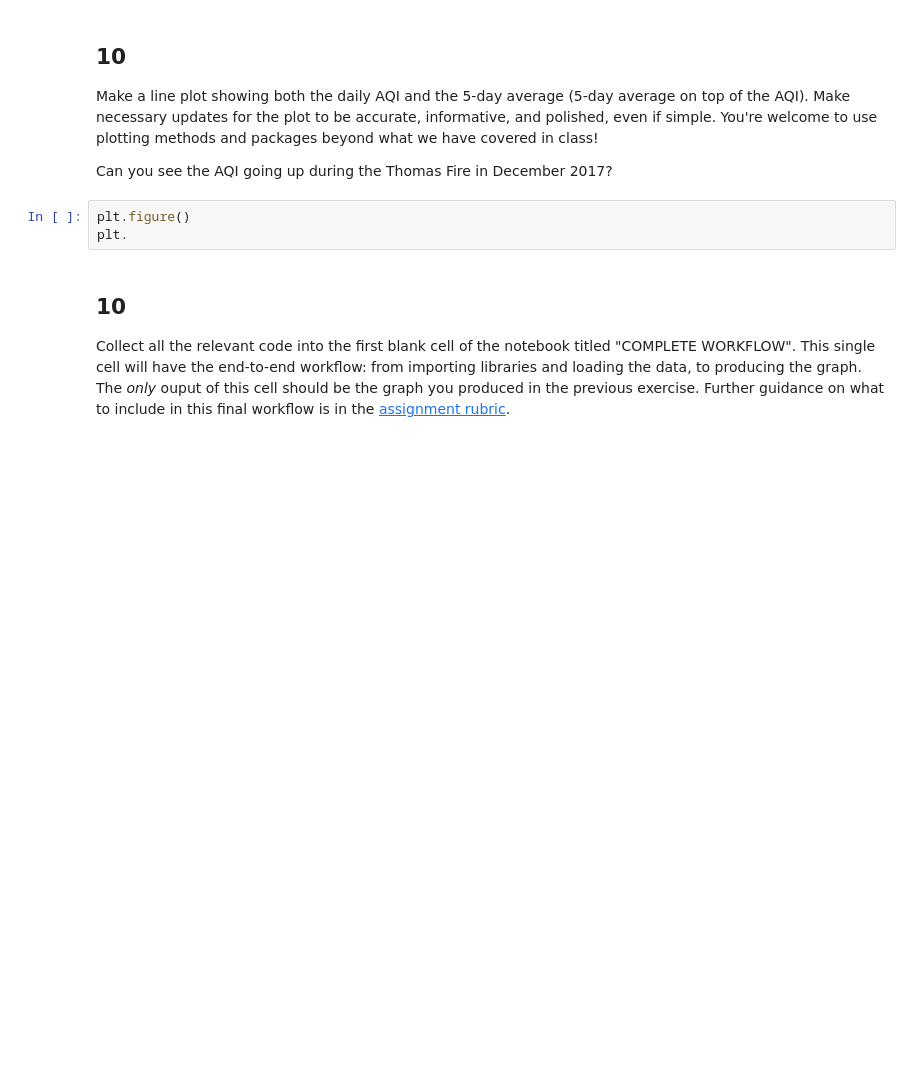
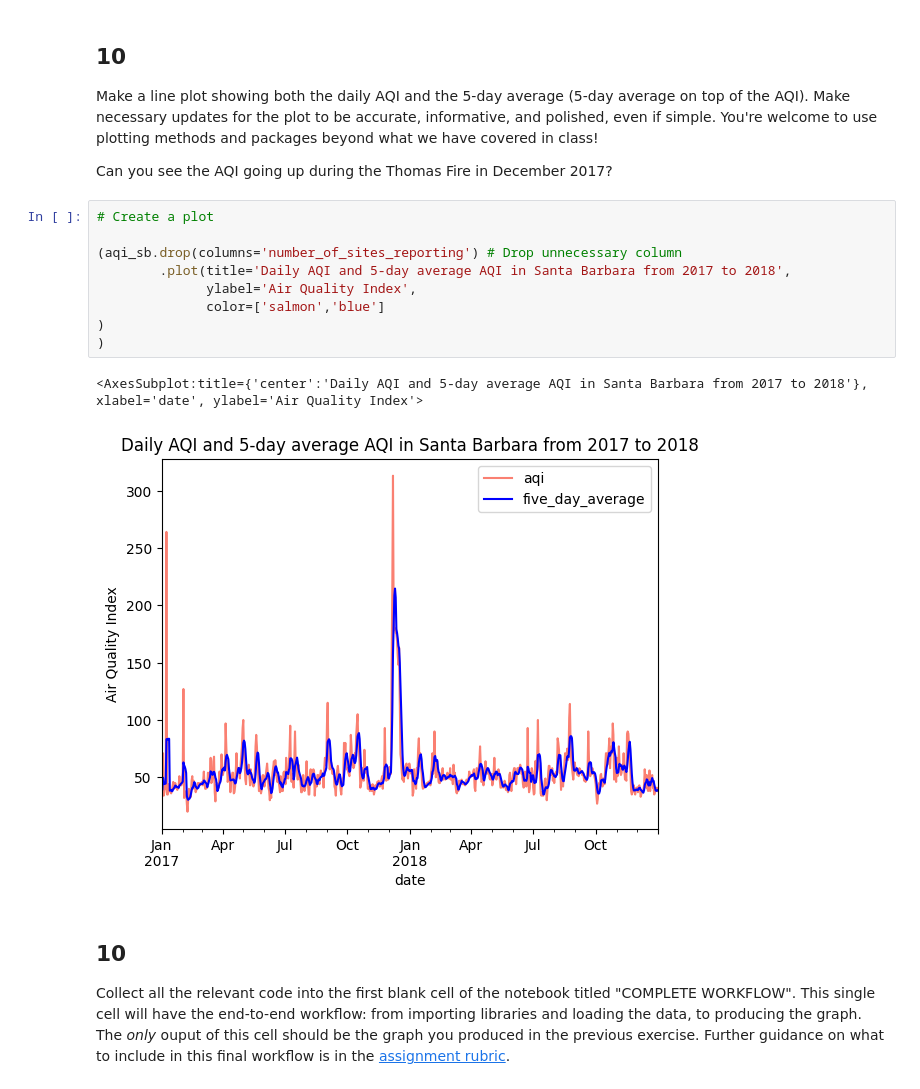
Before and after one commit to ZoeZhouJ/eds220-hwk2, a Jupyter notebook: hwk2-task3-aqi.ipynb, the cells around one changed output. Cells and saved outputs as stored; diff of their text form; blank space fills up the shorter version.

Commit message:
Add plot

```diff
--- a/hwk2-task3-aqi.ipynb
+++ b/hwk2-task3-aqi.ipynb
@@ -327,9 +327,18 @@ aqi_sb
 Make a line plot showing both the daily AQI and the 5-day average (5-day average on top of the AQI). Make necessary updates for the plot to be accurate, informative, and polished, even if simple. You're welcome to use plotting methods and packages beyond what we have covered in class!
 
 Can you see the AQI going up during the Thomas Fire in December 2017?
-# %%
-plt.figure()
-plt.
+# %%
+# Create a plot
+
+(aqi_sb.drop(columns='number_of_sites_reporting') # Drop unnecessary column
+        .plot(title='Daily AQI and 5-day average AQI in Santa Barbara from 2017 to 2018',
+              ylabel='Air Quality Index',
+              color=['salmon','blue']
+)
+)
+# %% [output]
+<AxesSubplot:title={'center':'Daily AQI and 5-day average AQI in Santa Barbara from 2017 to 2018'}, xlabel='date', ylabel='Air Quality Index'>
+[figure, added]
 # %% [markdown]
 ## 10
 
```
